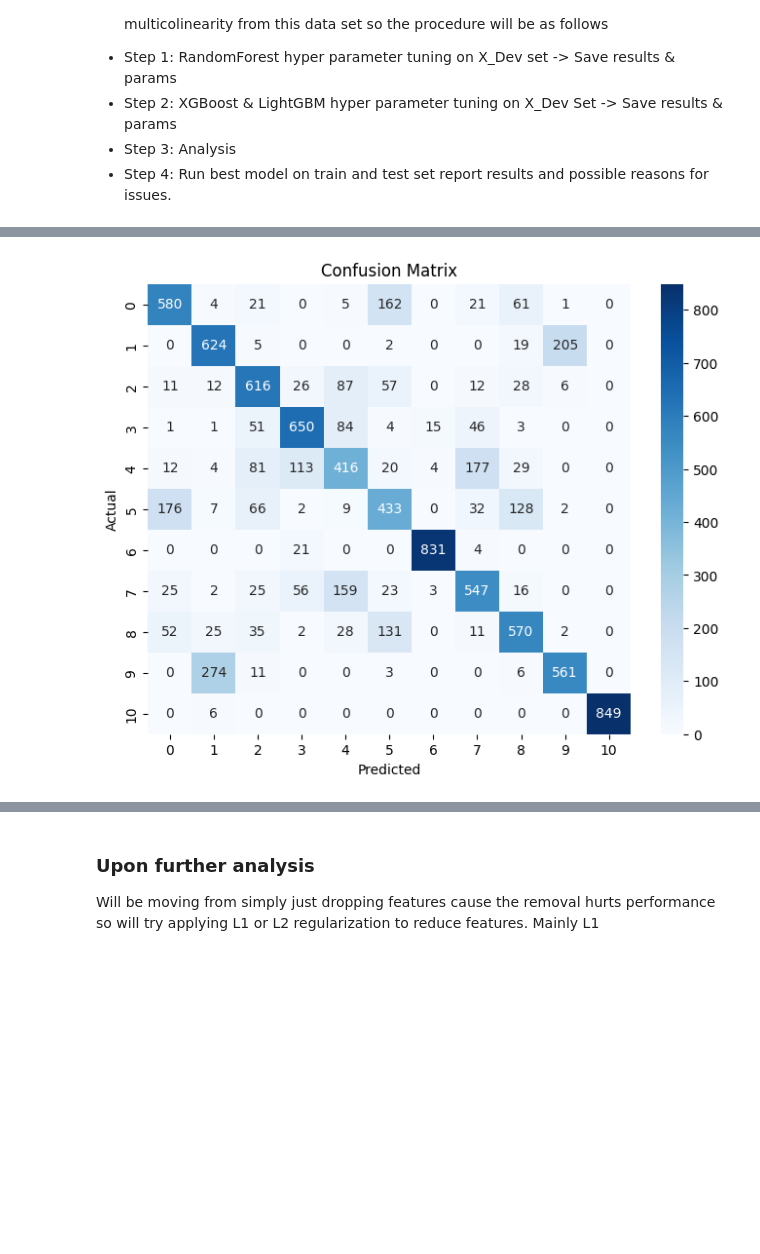
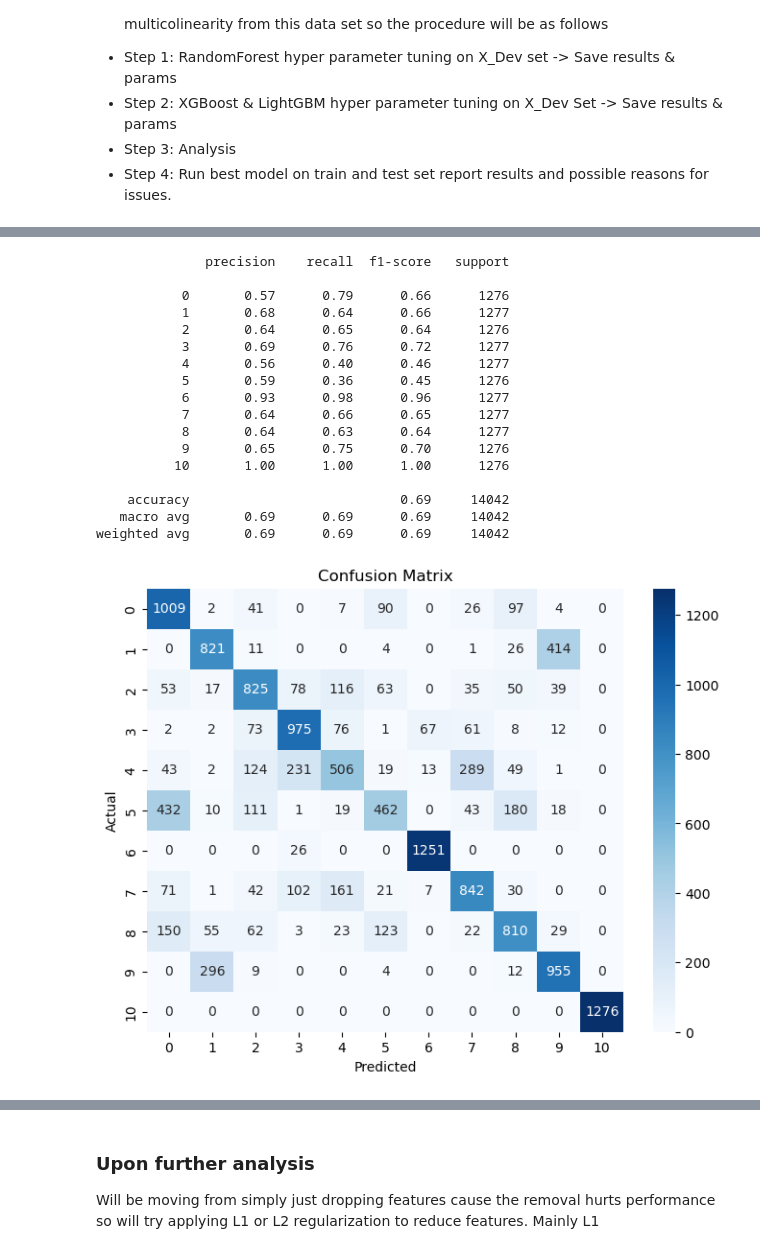
Before and after one commit to tjmeltesen/AML, a Jupyter notebook: Project/inspections.ipynb, the cells around one changed output, grey strips where cells are left out. Saved outputs shown, nothing was run; the diff lists cells and outputs as text; code cells hidden in the pictures; blank space fills up the shorter version.

Commit message:
updates to hyperparameter selection and traditional model training

```diff
--- a/Project/inspections.ipynb
+++ b/Project/inspections.ipynb
@@ -238,0 +287,6 @@ AttributeError: 'RandomForestClassifier' object has no attribute 'coef_'
+# %%
+
+grid_lgb.fit(X_dev_scaled, y_dev)
+
+print("Best parameters for LightGBM:", grid_lgb.best_params_)
+print("Best score for LightGBM:", grid_lgb.best_score_)
@@ -238,0 +322,19 @@ AttributeError: 'RandomForestClassifier' object has no attribute 'coef_'
+# %%
+rf = RandomForestClassifier(n_jobs=-1, random_state=42, **grid_rf.best_params_)
+xg = XGBClassifier(n_jobs=-1, **grid_xgb.best_params_, random_state=42)
+lg = LGBMClassifier(n_jobs=-1, **grid_lgb.best_params_, random_state=42)
+# %%
+print("Random Forest Training:")
+start = time.time()
+rf.fit(x_dev, y_dev)
+print("Random Forest Training Time:", time.time() - start)
+
+print("XGBoost Training:")
+start = time.time()
+xg.fit(x_dev, y_dev)
+print("XGBoost Training Time:", time.time() - start)
+
+print("LightGBM Training:")
+start = time.time()
+lg.fit(x_dev, y_dev)
+print("LightGBM Training Time:", time.time() - start)
@@ -239,14 +359,35 @@ AttributeError: 'RandomForestClassifier' object has no attribute 'coef_'
+# %%
+y_pred_rf = rf.predict(x_test)
+y_pred_xg = xg.predict(x_test)
+y_pred_lg = lg.predict(x_test)
 # %%
 from sklearn.metrics import confusion_matrix
 import seaborn as sns
 import matplotlib.pyplot as plt
-
-cm = confusion_matrix(Y_test_removal, y_pred)
+print(classification_report(y_test, y_pred_rf))
+cm = confusion_matrix(y_test, y_pred_rf)
 plt.figure(figsize=(8,6))
 sns.heatmap(cm, annot=True, fmt='d', cmap='Blues')
 plt.xlabel('Predicted')
 plt.ylabel('Actual')
 plt.title('Confusion Matrix')
 plt.show()
 # %% [output]
+              precision    recall  f1-score   support
+
+           0       0.57      0.79      0.66      1276
+           1       0.68      0.64      0.66      1277
+           2       0.64      0.65      0.64      1276
+           3       0.69      0.76      0.72      1277
+           4       0.56      0.40      0.46      1277
+           5       0.59      0.36      0.45      1276
+           6       0.93      0.98      0.96      1277
+           7       0.64      0.66      0.65      1277
+           8       0.64      0.63      0.64      1277
+           9       0.65      0.75      0.70      1276
+          10       1.00      1.00      1.00      1276
+
+    accuracy                           0.69     14042
+   macro avg       0.69      0.69      0.69     14042
+weighted avg       0.69      0.69      0.69     14042
-[figure, old version]
+[figure, new version]
```
Also changed, not shown: parts of 19 cells of this notebook.
